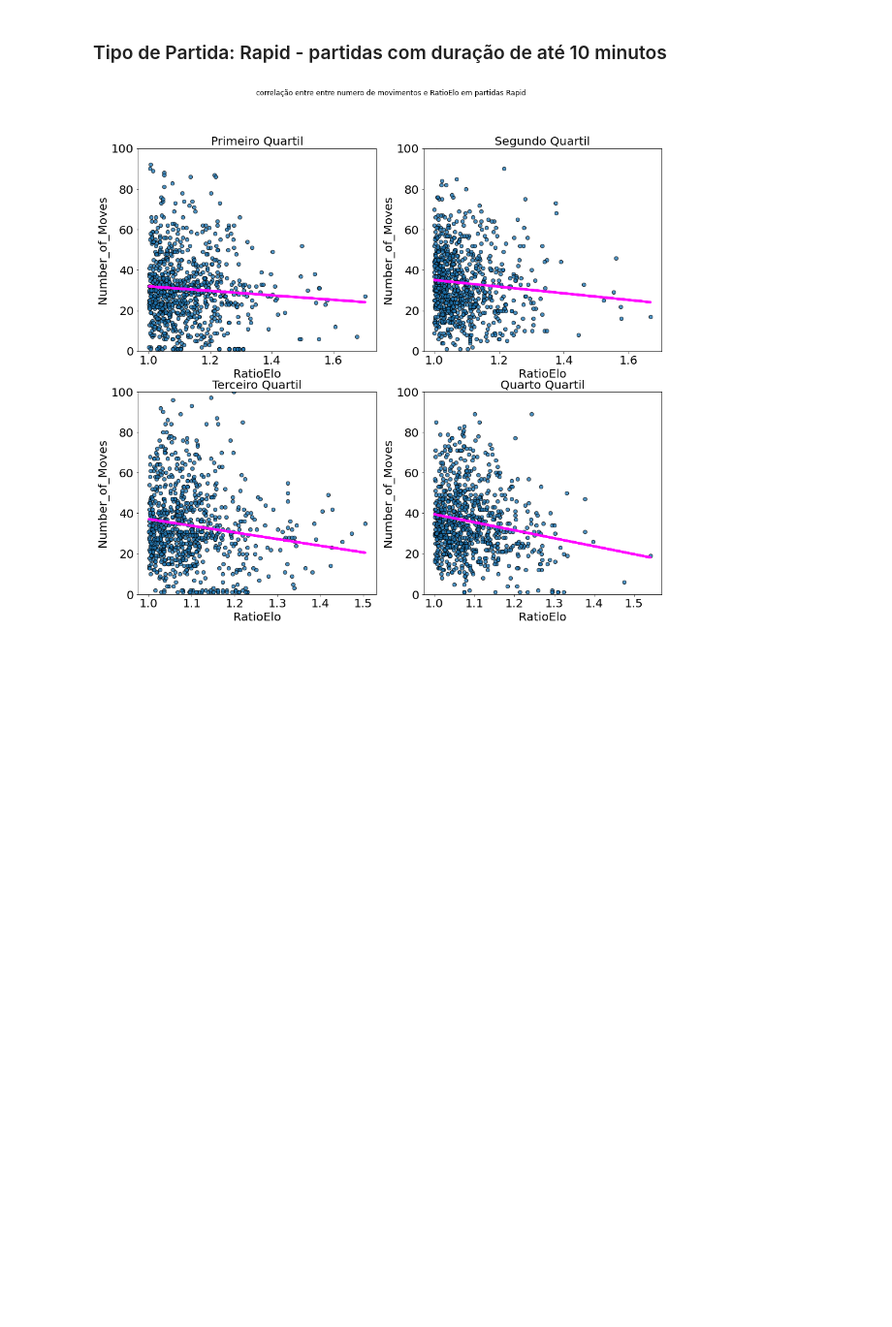
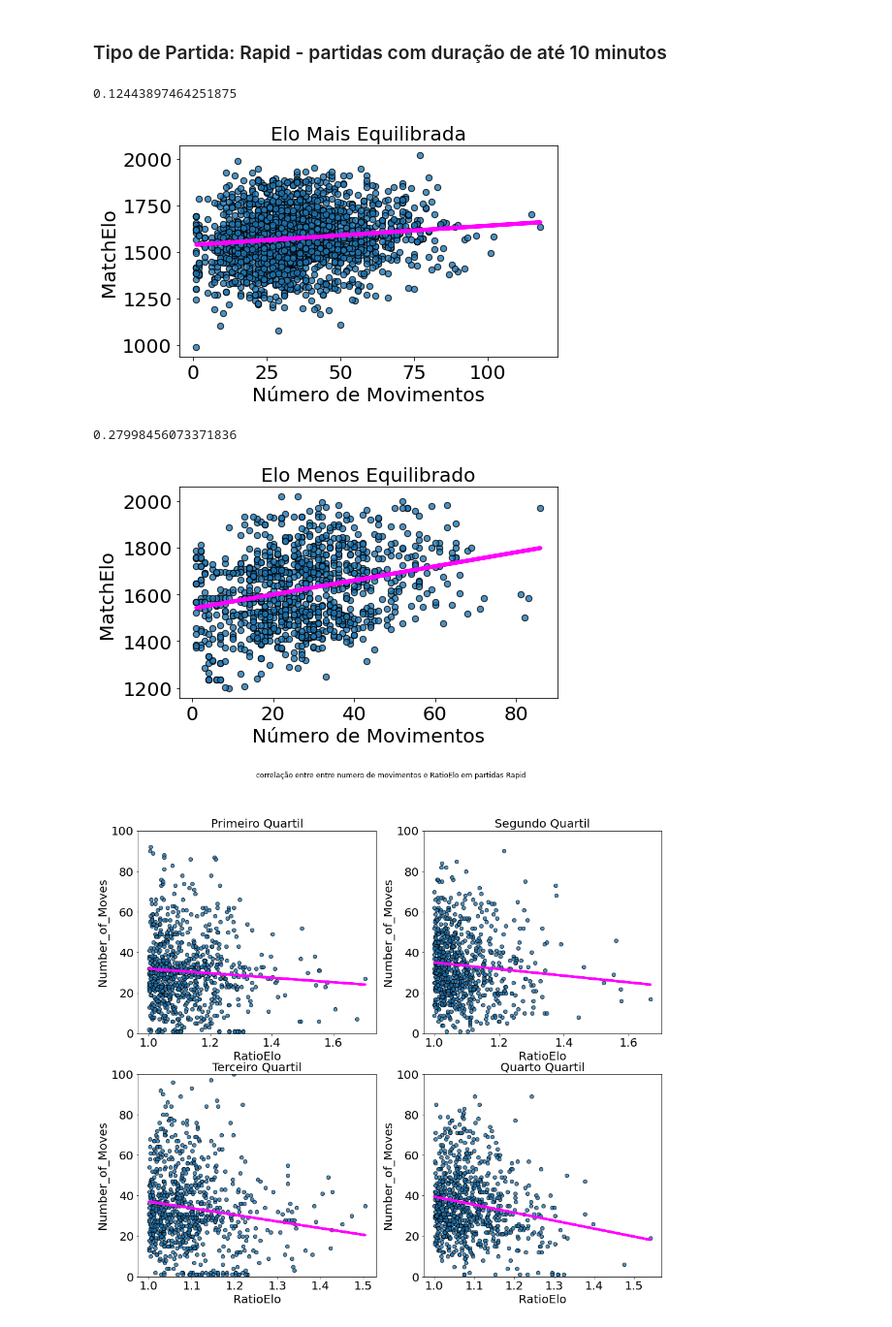
Before and after one commit to otavioml/Chess-Data-Analysis, a Jupyter notebook: Chess_Data_Analysis.ipynb, the cells around one changed output. Shown at 97% size. Saved outputs shown, nothing was run; the diff lists cells and outputs as text; code cells hidden in the pictures; blank space fills up the shorter version.

```diff
--- a/Chess_Data_Analysis.ipynb
+++ b/Chess_Data_Analysis.ipynb
@@ -557,6 +516,13 @@ reglin('Blitz','RatioElo')
 [figure]
 # %% [markdown]
 ### Tipo de Partida: Rapid - partidas com duração de até 10 minutos
+# %%
+reg_by_elo('Rapid')
+# %% [output]
+0.12443897464251875
+[figure, added]
+0.27998456073371836
+[figure, added]
 # %%
 reglin('Rapid','RatioElo')
 # %% [output]
```
Also changed, not shown: parts of 24 cells of this notebook.
